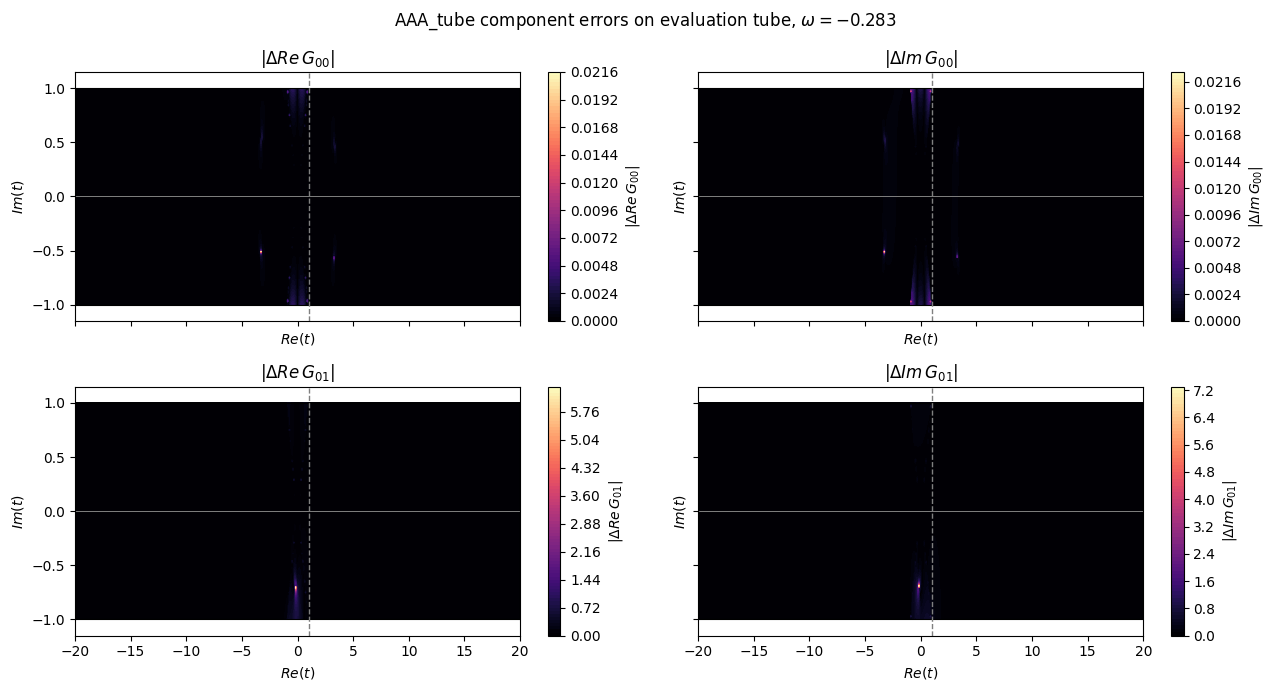
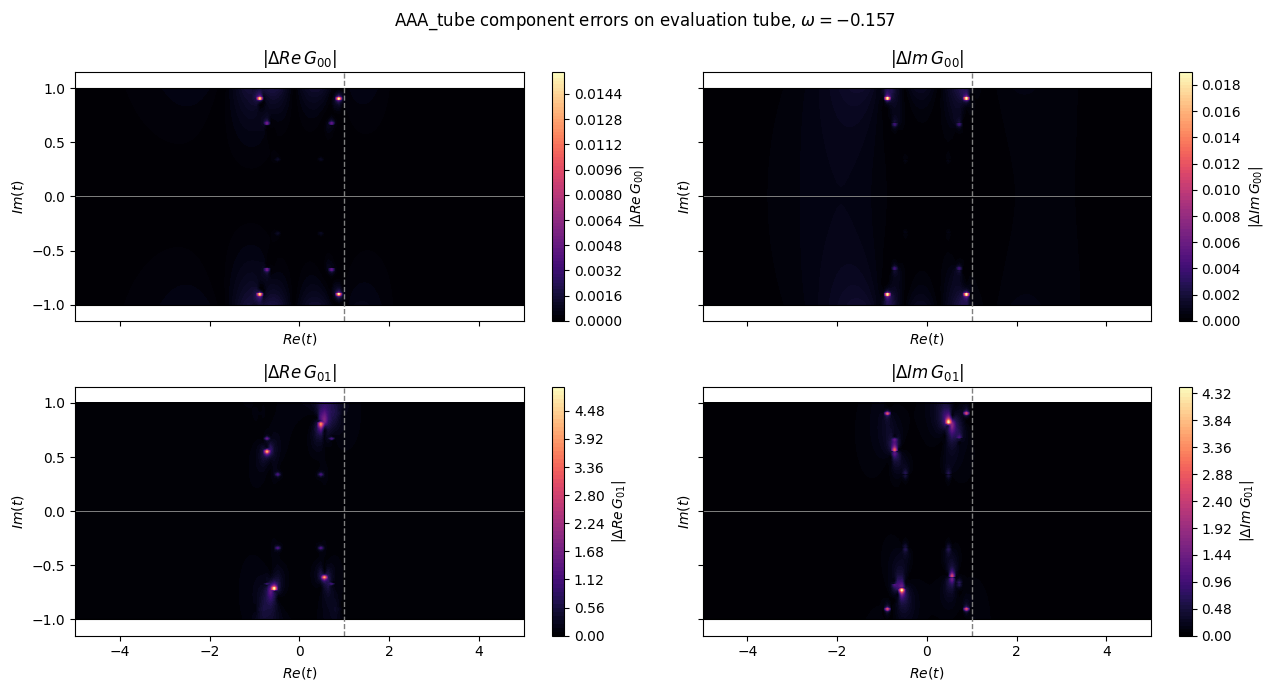
The notebook cell's code change between the first figure and the second:
--- before
+++ after
@@ -18,4 +18,5 @@
     ax.set_ylabel(r"$Im(t)$")
     ax.set_ylim(-1.15 * eval_tube_delta, 1.15 * eval_tube_delta)
+    ax.set_xlim(-5, 5)
     fig.colorbar(cf, ax=ax, label=title)
 

Commit: testing per matrix element interpolation